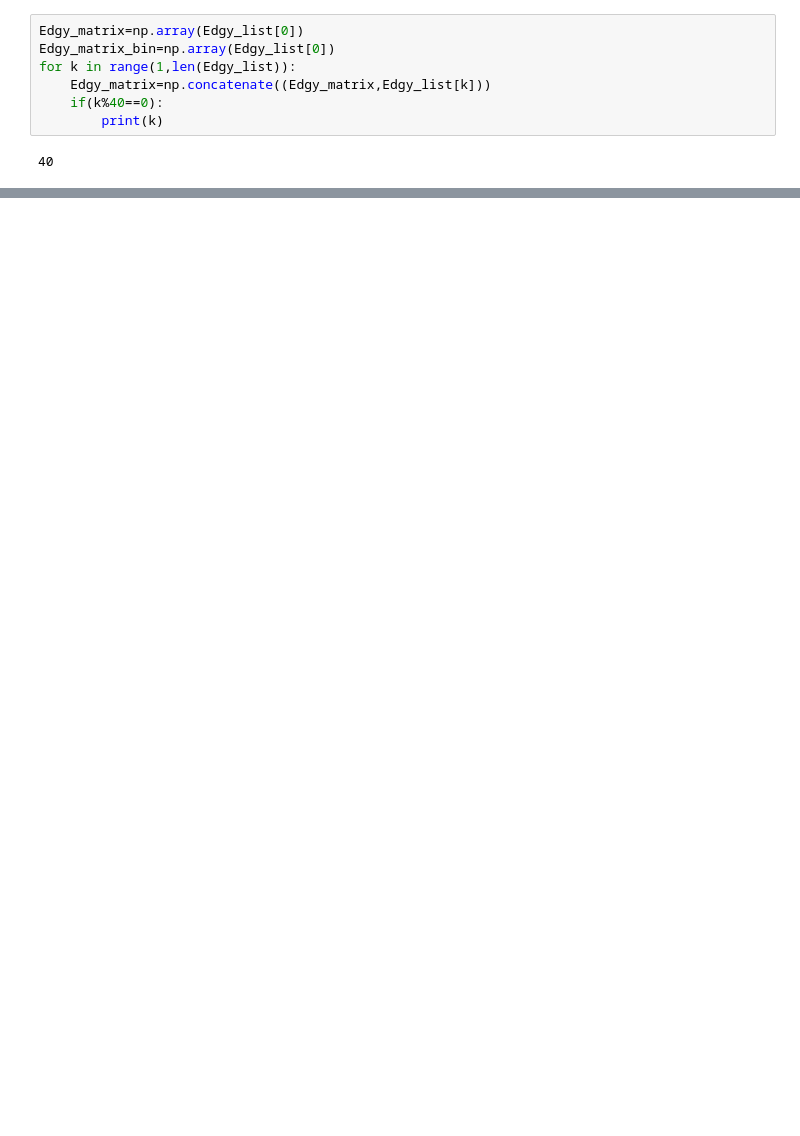
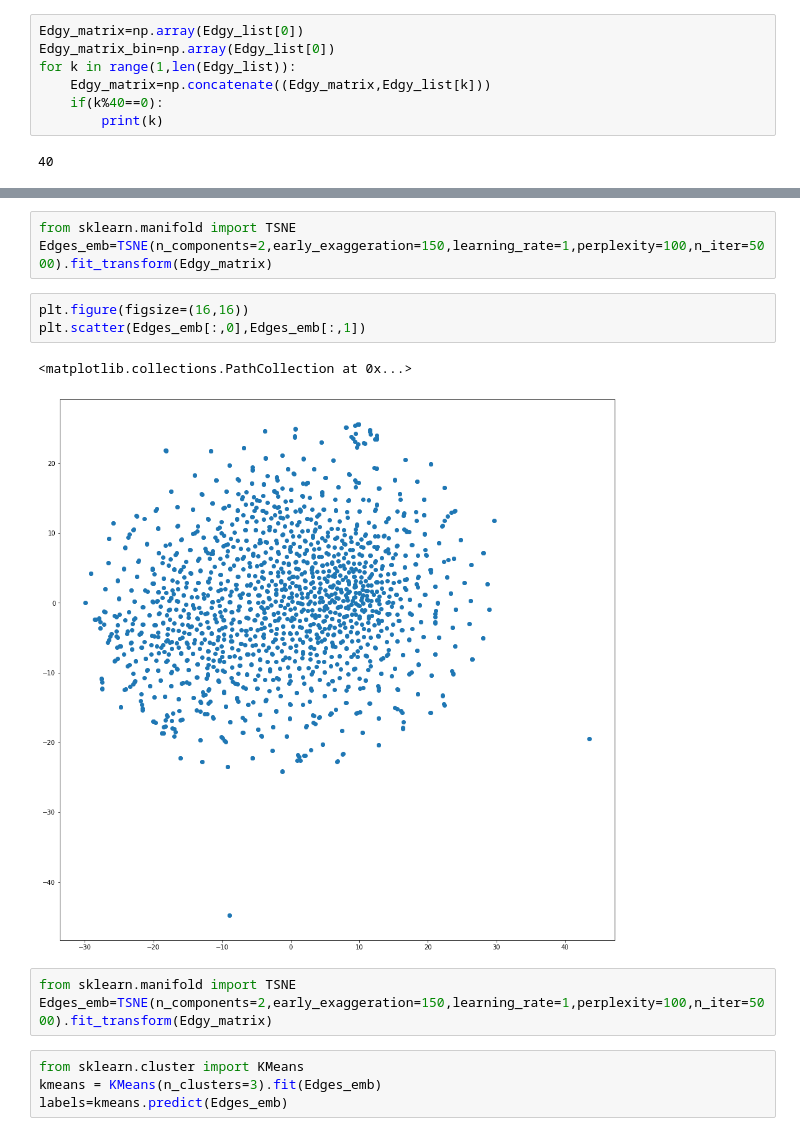
Before and after one commit to etienneguevel/etienne, a Jupyter notebook: notebooks/Mouse_Grandjean_148E.ipynb, the cells around one changed output, grey strips where cells are left out. Cells and saved outputs as stored; diff of their text form; blank space fills up the shorter version.

```diff
--- a/notebooks/Mouse_Grandjean_148E.ipynb
+++ b/notebooks/Mouse_Grandjean_148E.ipynb
@@ -521,0 +448,16 @@ plt.subplot(236);plt.imshow(Vol_rot[:,:,slice_idz],aspect='auto',cmap='gray',vmi
+# %%
+from sklearn.manifold import TSNE
+Edges_emb=TSNE(n_components=2,early_exaggeration=150,learning_rate=1,perplexity=100,n_iter=5000).fit_transform(Edgy_matrix)
+# %%
+plt.figure(figsize=(16,16))
+plt.scatter(Edges_emb[:,0],Edges_emb[:,1])
+# %% [output]
+<matplotlib.collections.PathCollection at 0x...>
+[figure, added]
+# %%
+from sklearn.manifold import TSNE
+Edges_emb=TSNE(n_components=2,early_exaggeration=150,learning_rate=1,perplexity=100,n_iter=5000).fit_transform(Edgy_matrix)
+# %%
+from sklearn.cluster import KMeans
+kmeans = KMeans(n_clusters=3).fit(Edges_emb)
+labels=kmeans.predict(Edges_emb)
```
Also changed, not shown: parts of 25 cells of this notebook, 10 other files.
